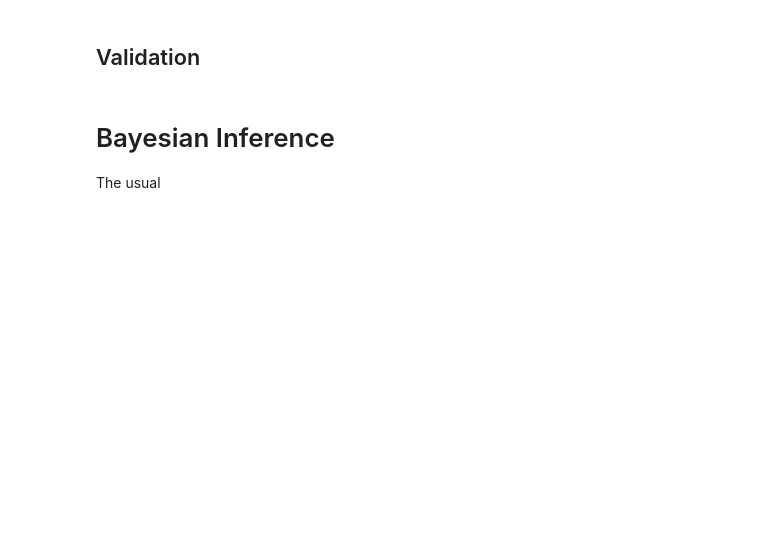
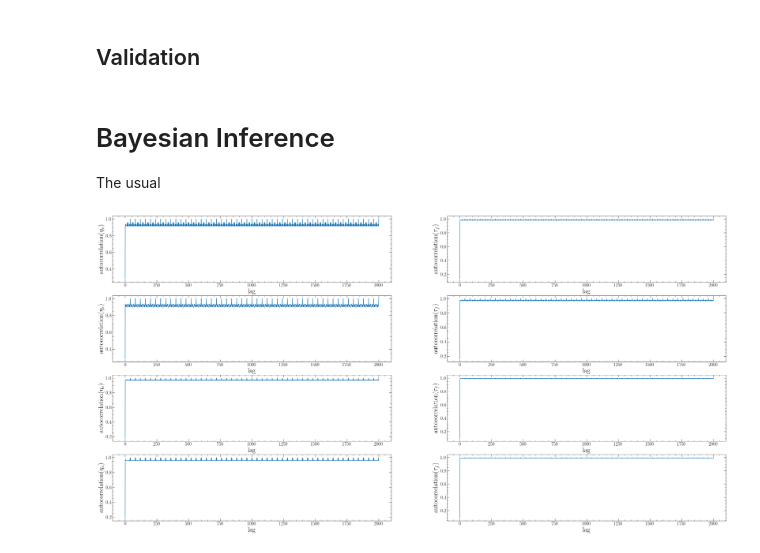
Before and after one commit to ominusliticus/Bayesian-BjorkenRTA, a Jupyter notebook: scripts/BayesianAnalysis-5param.ipynb, the cells around one changed output. Cells and saved outputs as stored; diff of their text form; code cells hidden in the pictures; blank space fills up the shorter version.

```diff
--- a/scripts/BayesianAnalysis-5param.ipynb
+++ b/scripts/BayesianAnalysis-5param.ipynb
@@ -213,7 +232,7 @@ def ProcessHydro(parameter_names, simulation_points):
 # mvah = []  # 3
 hydro_mode = [0, 1, 2, 3]
 out_lists = []
-read_in_simulation = False   # should false for first run
+read_in_simulation = True   # should false for first run
 if read_in_simulation:
     with open('design_points_n=6.dat','r') as f:
         GP_design_points = np.array([[float(entry) for entry in line.split()] for line in f.readlines()])
@@ -448,0 +448,4 @@ true_observables
+# %%
+true_parameters = GP_parameter_ranges[:,0] + np.random.rand(1) * GP_design_range
+params['hydro_type'] = 4
+true_observables = ProcessHydro(GP_parameter_names, true_parameters)[0]
@@ -509,9 +515,9 @@ def log_posterior(model_parameters, design_range, true_values, hydro_name, GP_em
     return log_prior(model_parameters, design_range) + log_likelihood(y.flatten(), cov)
 # %%
 nparams = len(GP_parameter_names)
-nwalkers = 10 * nparams
-nburn = 500
-nsteps = 2000
+nwalkers = 20 * nparams
+nburn = 1000
+nsteps = 10000
 
 names = ['ce', 'dnmr', 'vah', 'mvah']
 MCMC_samplers = {}
@@ -541,3 +543,32 @@ x.reshape(-1, 2)
+# %%
+def autocorrelation(chain, max_lag=100):
+    dim = len(chain)
+    acorr = np.empty(max_lag+1)
+    if max_lag > dim / 5:
+        print('max_lag is more than a 5th the chain length')
+
+    chain1d = chain - np.average(chain)
+    for lag in range(max_lag + 1):
+        unshifted = None
+        shifted = chain[lag:]
+        if lag == 0:
+            unshifted = chain1d
+        else:
+            unshifted = chain[:-lag]
+        normalization = np.sqrt(np.dot(unshifted, unshifted))
+        normalization *= np.sqrt(np.dot(shifted, shifted))
+        acorr[lag] = np.dot(shifted, unshifted) / normalization
+    return acorr
+# %%
+fig, ax = plt.subplots(4, 2, figsize=(40, 20))
+fig.patch.set_facecolor('white')
+for irow, name in enumerate(names):
+    for jcol, param in enumerate(GP_parameter_names_math):
+        acorr = autocorrelation(MCMC_samplers[name].iloc[:,jcol].to_numpy(), 2000)
+        ax[irow, jcol].plot(acorr)
+        costumize_axis(ax[irow, jcol], 'lag', 'autocorrelation(' + param + ')')
+# %% [output]
+[figure, added]
 # %%
 names = ['ce', 'dnmr', 'vah', 'mvah']
 for i, name in enumerate(names):
```
Also changed, not shown: parts of 11 cells of this notebook, 6 other files.
